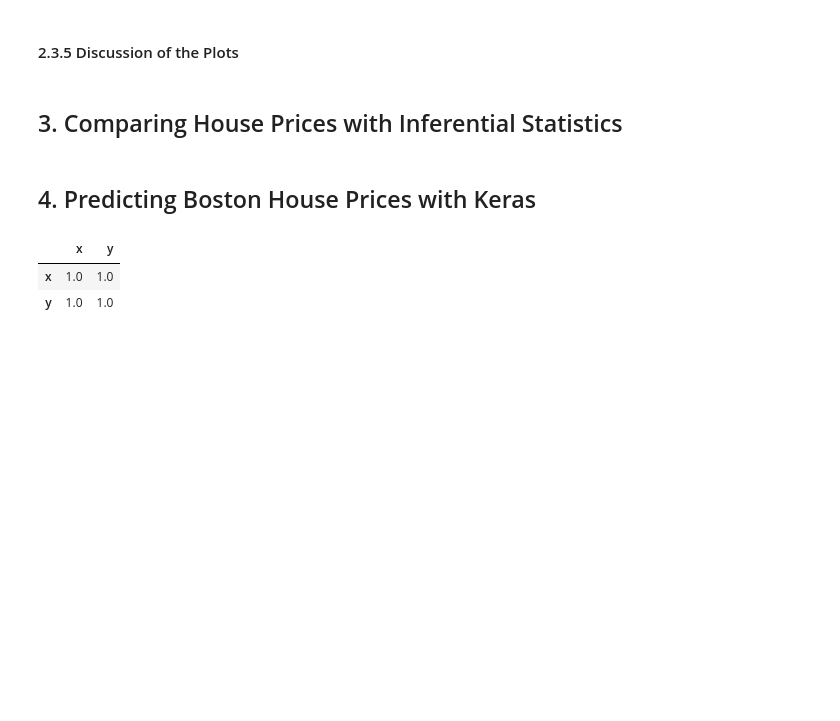
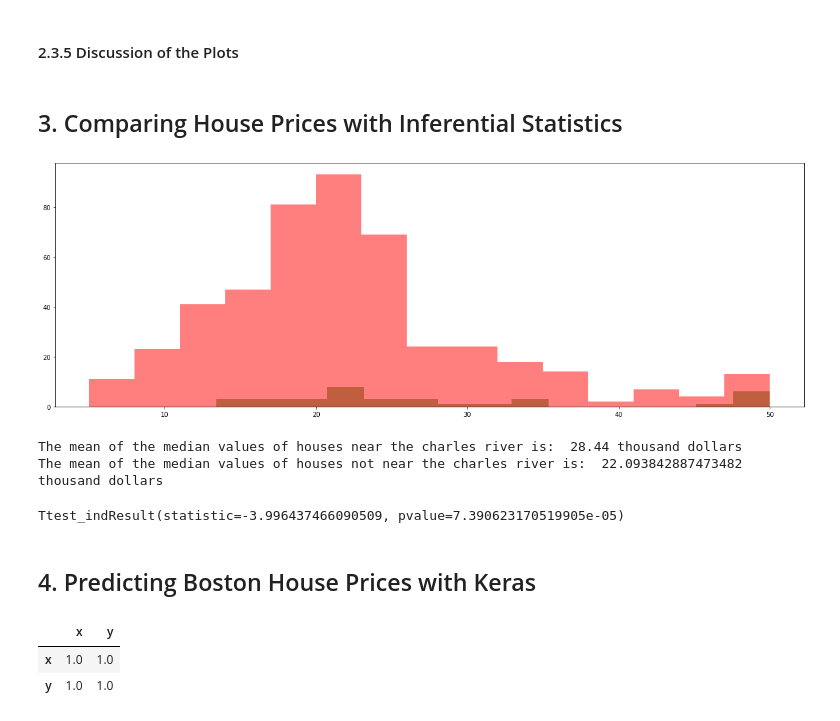
Before and after one commit to shkyler/gmit-mls-project, a Jupyter notebook: boston-housing.ipynb, the cells around one changed output. Drawn from its saved outputs; the diff is of its cells as text; code cells hidden in the pictures; blank space fills up the shorter version.

```diff
--- a/boston-housing.ipynb
+++ b/boston-housing.ipynb
@@ -447,6 +470,27 @@ plt.show()
 #### 2.3.5 Discussion of the Plots
 # %% [markdown]
 ## 3. Comparing House Prices with Inferential Statistics
+# %%
+# split the data in 2 2 dataframes depending on location
+df_near_chas = df[df["CHAS"]==1]
+df_not_chas = df[df["CHAS"]==0]
+
+plt.hist(df_near_chas["MEDV"], bins=15, color="green", alpha=0.5)
+plt.hist(df_not_chas["MEDV"], bins=15, color="red", alpha=0.5)
+plt.show()
+# %% [output]
+[figure, added]
+# %%
+
+print("The mean of the median values of houses near the charles river is: ",df_near_chas["MEDV"].mean(),"thousand dollars")
+print("The mean of the median values of houses not near the charles river is: ",df_not_chas["MEDV"].mean(),"thousand dollars")
+# %% [output]
+The mean of the median values of houses near the charles river is:  28.44 thousand dollars
+The mean of the median values of houses not near the charles river is:  22.093842887473482 thousand dollars
+# %%
+stats.ttest_ind(df_not_chas["MEDV"], df_near_chas["MEDV"])
+# %% [output]
+Ttest_indResult(statistic=-3.996437466090509, pvalue=7.390623170519905e-05)
 # %% [markdown]
 ## 4. Predicting Boston House Prices with Keras
 # %%
```
Also changed, not shown: parts of 1 cell of this notebook.
